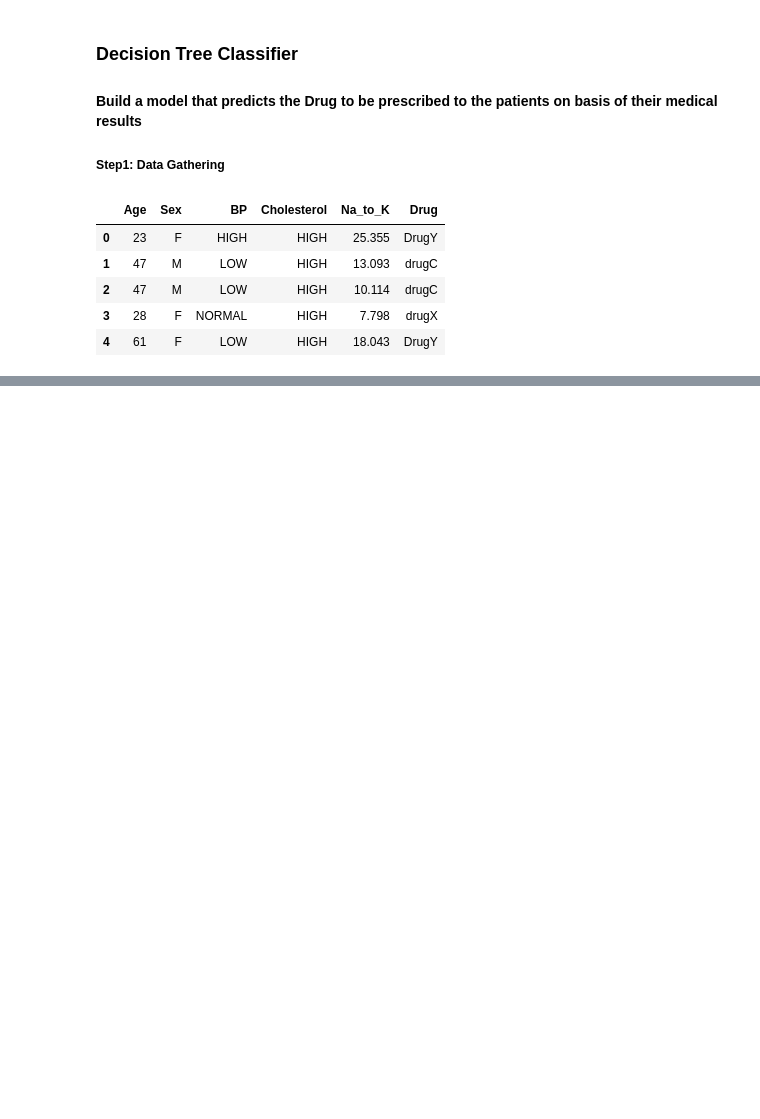
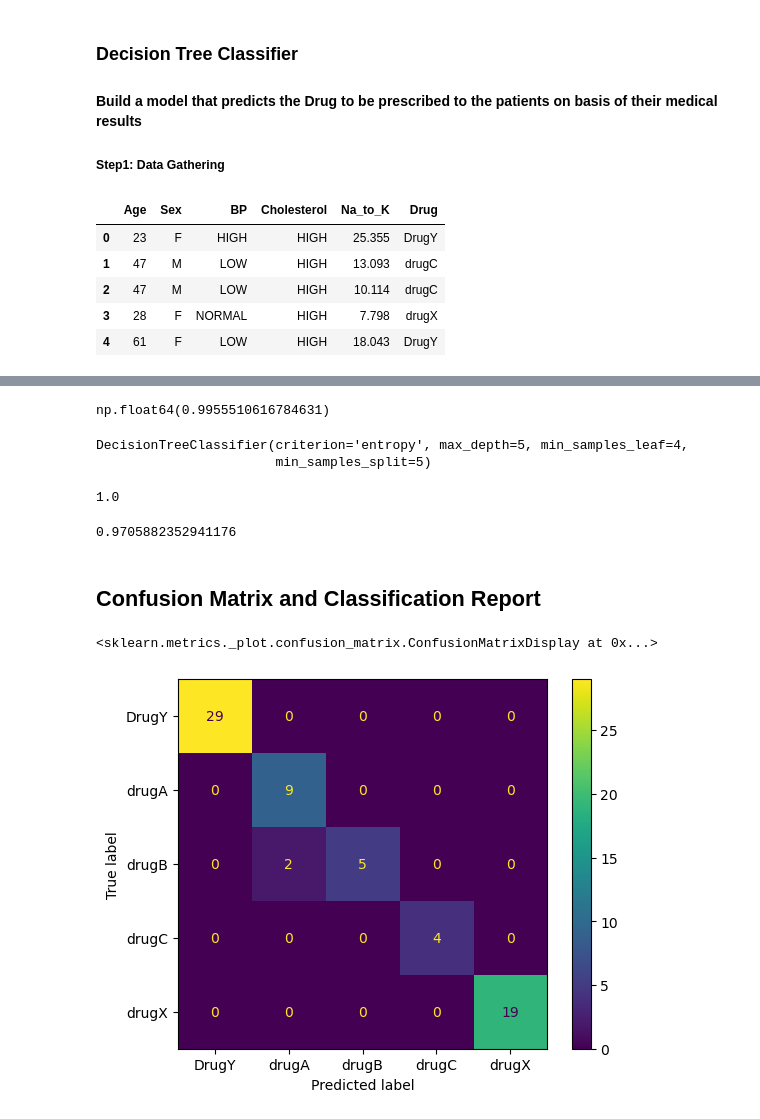
Before and after one commit to PrarthanaShende/Machine-Learning, a Jupyter notebook: Decision Tree/Decision Tree Classifier.ipynb, the cells around one changed output, grey strips where cells are left out. Drawn from its saved outputs; the diff is of its cells as text; code cells hidden in the pictures; blank space fills up the shorter version.

Commit message:
Decision Tree

```diff
--- a/Decision Tree/Decision Tree Classifier.ipynb
+++ b/Decision Tree/Decision Tree Classifier.ipynb
@@ -16,0 +138,11 @@ df.head()
+# %%
+from sklearn.tree import DecisionTreeClassifier
+
+model = DecisionTreeClassifier(
+    criterion='gini',
+    max_depth=5,
+    min_samples_leaf=3,
+    min_samples_split=5
+)
+
+model.fit(xtrain,ytrain)
@@ -16,0 +165,12 @@ df.head()
+# %%
+params ={
+    'max_depth':[3,4,5,6,7],
+    'min_samples_leaf':[1,2,3,4,5,9,11],
+    'min_samples_split':[3,5,7,9,10],
+    'criterion':['gini','entropy']
+}
+# %%
+from sklearn.model_selection import RandomizedSearchCV
+base_model = DecisionTreeClassifier()
+rscv = RandomizedSearchCV(estimator=base_model,param_distributions=params,cv=3,scoring='f1_macro')
+rscv.fit(xtrain,ytrain)
@@ -16,0 +194,26 @@ df.head()
+# %%
+rscv.best_score_
+# %% [output]
+np.float64(0.9955510616784631)
+# %%
+best_dtc = rscv.best_estimator_
+best_dtc
+# %% [output]
+DecisionTreeClassifier(criterion='entropy', max_depth=5, min_samples_leaf=4,
+                       min_samples_split=5)
+# %%
+best_dtc.score(xtrain,ytrain)
+# %% [output]
+1.0
+# %%
+best_dtc.score(xtest,ytest)
+# %% [output]
+0.9705882352941176
+# %% [markdown]
+## Confusion Matrix and Classification Report
+# %%
+from sklearn.metrics import ConfusionMatrixDisplay
+ConfusionMatrixDisplay.from_estimator(best_dtc,xtest,ytest)
+# %% [output]
+<sklearn.metrics._plot.confusion_matrix.ConfusionMatrixDisplay at 0x...>
+[figure, added]
```
Also changed, not shown: parts of 44 cells of this notebook, 1 other file.
